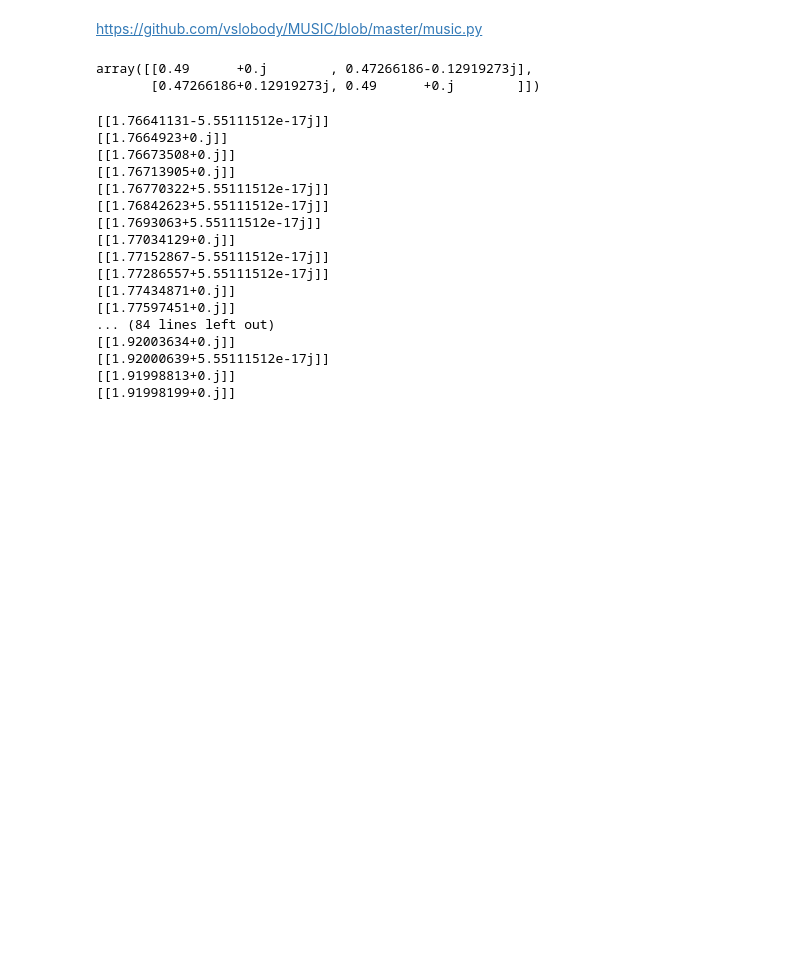
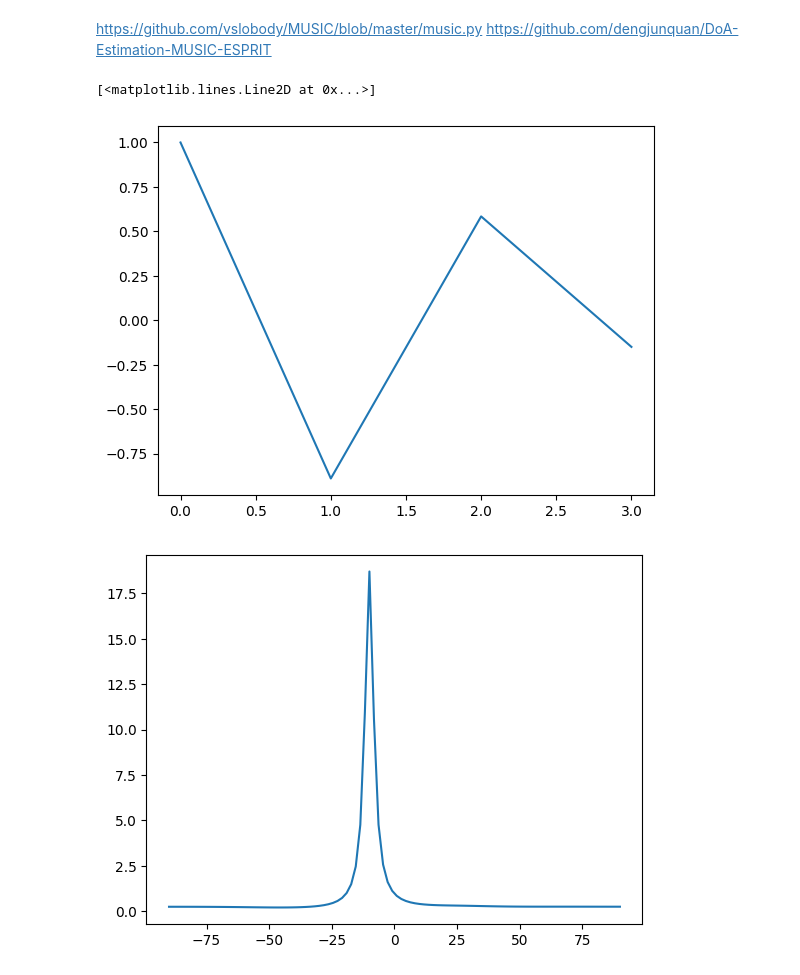
Before and after one commit to llamington/Bluetooth-Direction-Finding-Simulation, a Jupyter notebook: direction-finding-sim.ipynb, the cells around one changed output. Cells and saved outputs as stored; diff of their text form; code cells hidden in the pictures; blank space fills up the shorter version.

Commit message:
cov matrix doesnt work with given script. MUSIC algo is assumed to be correct

```diff
--- a/direction-finding-sim.ipynb
+++ b/direction-finding-sim.ipynb
@@ -1,33 +1,37 @@
 # %% [markdown]
 https://github.com/vslobody/MUSIC/blob/master/music.py
+https://github.com/dengjunquan/DoA-Estimation-MUSIC-ESPRIT
 # %%
 import numpy as np
 from scipy.constants import speed_of_light
 import matplotlib.pyplot as plt
 # %%
 INCIDENT_ANGLE = 60  # incident signal angle in degrees
-ANTENNA_DISTANCE = 6e-3  # distance between antennas in m
+ANTENNA_DISTANCE = 6e-2  # distance between antennas in m
 FREQUENCY_DEVIATION = 250e3
-NUM_ANTENNAS = 2
+NUM_ANTENNAS = 4
 BLUETOOTH_FREQUENCY = 2450e6  # Center frequency of Bluetooth channel in Hz
 CTE_FREQUENCY = BLUETOOTH_FREQUENCY + FREQUENCY_DEVIATION
 CTE_WAVELENGTH = speed_of_light / BLUETOOTH_FREQUENCY  # Bluetooth wavelength in m
 CTE_TIME = 160e-6
+NUM_SOURCES = 1
 # %%
 def steering_vec(num_antennas: int, incident_angle: float) -> np.ndarray:
-    antennas = np.arange(0, num_antennas)
+    antennas = np.arange(0, num_antennas) * ANTENNA_DISTANCE
     steering = np.exp(
         2j
         * np.pi
-        * ANTENNA_DISTANCE
         * antennas
         * np.sin(np.deg2rad(incident_angle))
         / CTE_WAVELENGTH
     ).reshape((-1, 1))
     return steering
 
-
 steering = steering_vec(NUM_ANTENNAS, INCIDENT_ANGLE)
+plt.plot(steering)
+# %% [output]
+[<matplotlib.lines.Line2D at 0x...>]
+[figure, added]
 # %%
 CTE_SAMPLES = 50
 
@@ -44,43 +48,33 @@ for t in sample_times:
     sample_covariance += iq_sample_at_t @ iq_sample_at_t.conjugate().T
 sample_covariance /= CTE_SAMPLES
 
-cov_eigvals, cov_eigvecs = np.linalg.eig(sample_covariance)
-sample_covariance
+_, cov_eigvecs = np.linalg.eig(sample_covariance)
+non_noise_cov_eigvecs = cov_eigvecs[:,NUM_SOURCES:NUM_ANTENNAS]
+np.save("cov.npy", sample_covariance)
-# %% [output]
-array([[0.49      +0.j        , 0.47266186-0.12919273j],
-       [0.47266186+0.12919273j, 0.49      +0.j        ]])
 # %%
 NUM_ANGLES_TO_TEST = 100
 
-cov_eig_desc_sort_idx = cov_eigvals.argsort()[::-1]
-cov_eigvals_desc = cov_eigvals[cov_eig_desc_sort_idx]
-cov_eigvecs_desc = cov_eigvecs[:, cov_eig_desc_sort_idx]
+# non_noise_cov_eig_idx = cov_eigvals.argsort()[NUM_SOURCES:NUM_ANTENNAS]
+# non_noise_cov_eigvecs = cov_eigvecs[:, non_noise_cov_eig_idx]
 
-signal_power = np.ndarray(shape=(NUM_ANGLES_TO_TEST,))
+signal_power = np.ndarray(shape=(NUM_ANGLES_TO_TEST,), dtype=complex)
 angles_to_test = np.linspace(-90, 90, NUM_ANGLES_TO_TEST)
 
 for idx, angle in enumerate(angles_to_test):
     steering_at_test_angle = steering_vec(NUM_ANTENNAS, angle)
-    signal_power[idx] = steering_at_test_angle.conjugate().T @ (sample_covariance @ sample_covariance.conjugate().T) @ steering_at_test_angle
+    signal_power[idx] = (
+        1
+        / (
+            steering_at_test_angle.conjugate().T
+            @ non_noise_cov_eigvecs
+            @ non_noise_cov_eigvecs.conjugate().T
+            @ steering_at_test_angle
+        )
+    ).item()
 
 
+signal_power
 fig, ax = plt.subplots()
-ax.plot(angles_to_test, steeri)
+ax.plot(angles_to_test, signal_power);
 # %% [output]
-[[1.76641131-5.55111512e-17j]]
-[[1.7664923+0.j]]
-[[1.76673508+0.j]]
-[[1.76713905+0.j]]
-[[1.76770322+5.55111512e-17j]]
-[[1.76842623+5.55111512e-17j]]
-[[1.7693063+5.55111512e-17j]]
-[[1.77034129+0.j]]
-[[1.77152867-5.55111512e-17j]]
-[[1.77286557+5.55111512e-17j]]
-[[1.77434871+0.j]]
-[[1.77597451+0.j]]
-... (84 lines left out)
-[[1.92003634+0.j]]
-[[1.92000639+5.55111512e-17j]]
-[[1.91998813+0.j]]
-[[1.91998199+0.j]]
+[figure, added]
```
